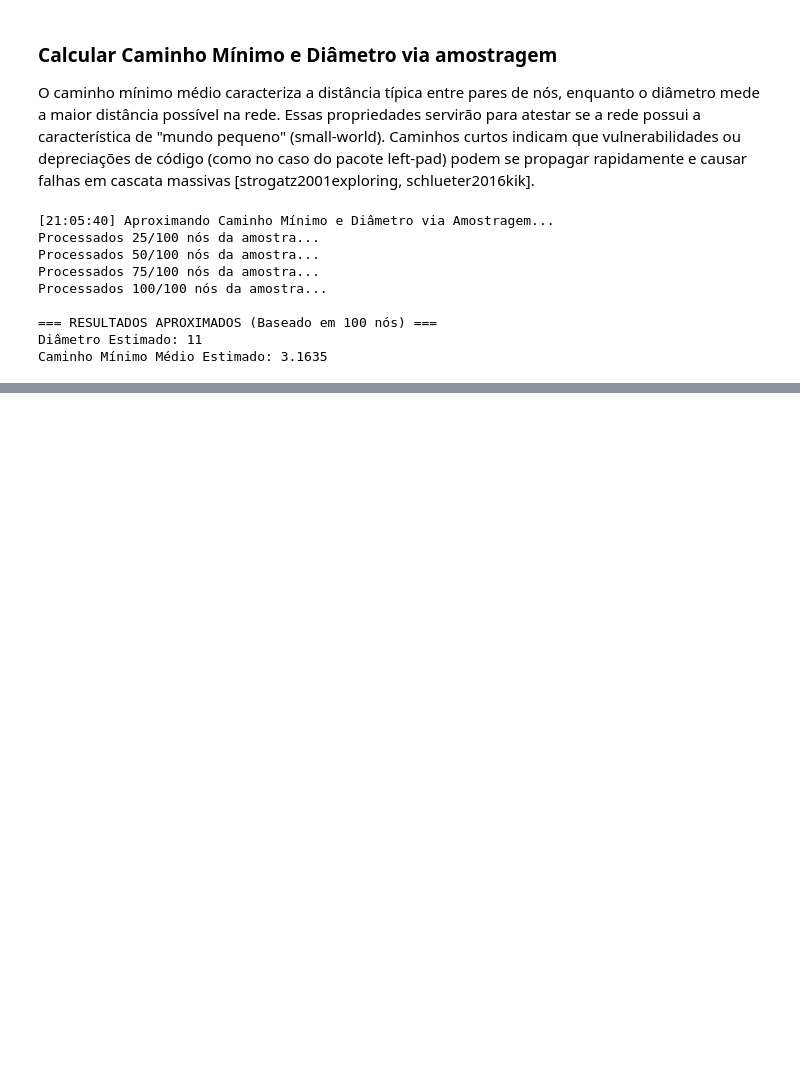
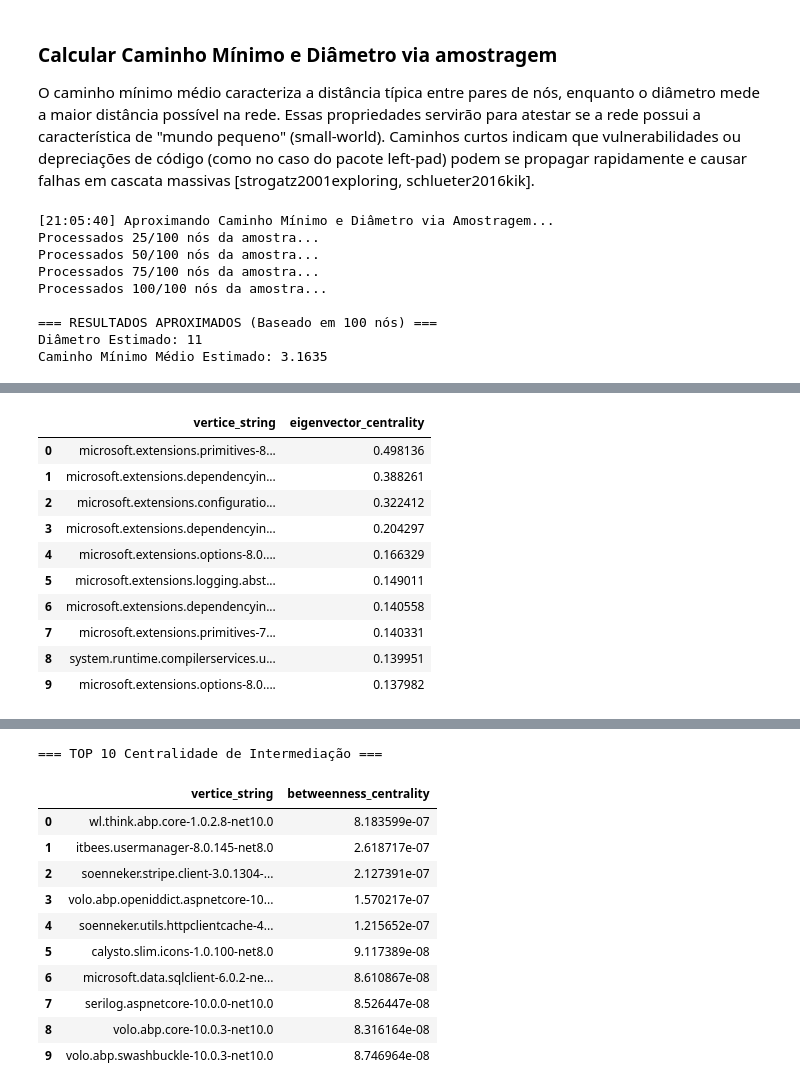
Before and after one commit to gabrieleduardo/public-package-manager-complex-network, a Jupyter notebook: Mestrado.ipynb, the cells around one changed output, grey strips where cells are left out. Drawn from its saved outputs; the diff is of its cells as text; code cells hidden in the pictures; blank space fills up the shorter version.

```diff
--- a/Mestrado.ipynb
+++ b/Mestrado.ipynb
@@ -288,0 +298,42 @@ Caminho Mínimo Médio Estimado: 3.1635
+# %%
+from datetime import datetime
+import cugraph
+import cudf
+import gc
+import cupy
+
+print(f"[{datetime.now().strftime('%H:%M:%S')}] Iniciando cálculos de centralidade...")
+
+# Limpeza de memória antes de cálculos pesados
+gc.collect()
+cupy.get_default_memory_pool().free_all_blocks()
+
+# 1. Centralidade de Autovetor (Eigenvector)
+print(f"[{datetime.now().strftime('%H:%M:%S')}] Calculando Centralidade de Autovetor...")
+eigen_df = cugraph.eigenvector_centrality(G_gpu)
+top_eigen = eigen_df.nlargest(10, 'eigenvector_centrality')
+print("\n=== TOP 10 Centralidade de Autovetor ===")
+display(top_eigen.merge(df_vertices_gpu, left_on='vertex', right_on='id_numerico', how='left')[['vertice_string', 'eigenvector_centrality']].to_pandas())
+
+# Limpeza
+del eigen_df
+gc.collect()
+cupy.get_default_memory_pool().free_all_blocks()
+
+# 2. Centralidade de Intermediação (Betweenness)
+# Usando amostragem de 100 vértices (k=100) para evitar Out of Memory na GPU
+print(f"\n[{datetime.now().strftime('%H:%M:%S')}] Calculando Centralidade de Intermediação (k=25)...")
+try:
+    # Reduzindo o k para tentar contornar a falta de memória
+    between_df = cugraph.betweenness_centrality(G_gpu, k=25)
+    top_between = between_df.nlargest(10, 'betweenness_centrality')
+    print("\n=== TOP 10 Centralidade de Intermediação ===")
+    display(top_between.merge(df_vertices_gpu, left_on='vertex', right_on='id_numerico', how='left')[['vertice_string', 'betweenness_centrality']].to_pandas())
+    del between_df
+except Exception as e:
+    print(f"\nErro ao calcular Betweenness Centrality (falta de memória): {e}")
+
+# Limpeza
+gc.collect()
+cupy.get_default_memory_pool().free_all_blocks()
+# %% [output]
@@ -288,0 +344,11 @@ Caminho Mínimo Médio Estimado: 3.1635
+|  | vertice_string | eigenvector_centrality |
+| 0 | microsoft.extensions.primitives-8... | 0.498136 |
+| 1 | microsoft.extensions.dependencyin... | 0.388261 |
+| 2 | microsoft.extensions.configuratio... | 0.322412 |
+| 3 | microsoft.extensions.dependencyin... | 0.204297 |
+| 4 | microsoft.extensions.options-8.0.... | 0.166329 |
+| 5 | microsoft.extensions.logging.abst... | 0.149011 |
+| 6 | microsoft.extensions.dependencyin... | 0.140558 |
+| 7 | microsoft.extensions.primitives-7... | 0.140331 |
+| 8 | system.runtime.compilerservices.u... | 0.139951 |
+| 9 | microsoft.extensions.options-8.0.... | 0.137982 |
@@ -288,0 +356,12 @@ Caminho Mínimo Médio Estimado: 3.1635
+=== TOP 10 Centralidade de Intermediação ===
+|  | vertice_string | betweenness_centrality |
+| 0 | wl.think.abp.core-1.0.2.8-net10.0 | 8.183599e-07 |
+| 1 | itbees.usermanager-8.0.145-net8.0 | 2.618717e-07 |
+| 2 | soenneker.stripe.client-3.0.1304-... | 2.127391e-07 |
+| 3 | volo.abp.openiddict.aspnetcore-10... | 1.570217e-07 |
+| 4 | soenneker.utils.httpclientcache-4... | 1.215652e-07 |
+| 5 | calysto.slim.icons-1.0.100-net8.0 | 9.117389e-08 |
+| 6 | microsoft.data.sqlclient-6.0.2-ne... | 8.610867e-08 |
+| 7 | serilog.aspnetcore-10.0.0-net10.0 | 8.526447e-08 |
+| 8 | volo.abp.core-10.0.3-net10.0 | 8.316164e-08 |
+| 9 | volo.abp.swashbuckle-10.0.3-net10.0 | 8.746964e-08 |
```
Also changed, not shown: parts of 18 cells of this notebook.
